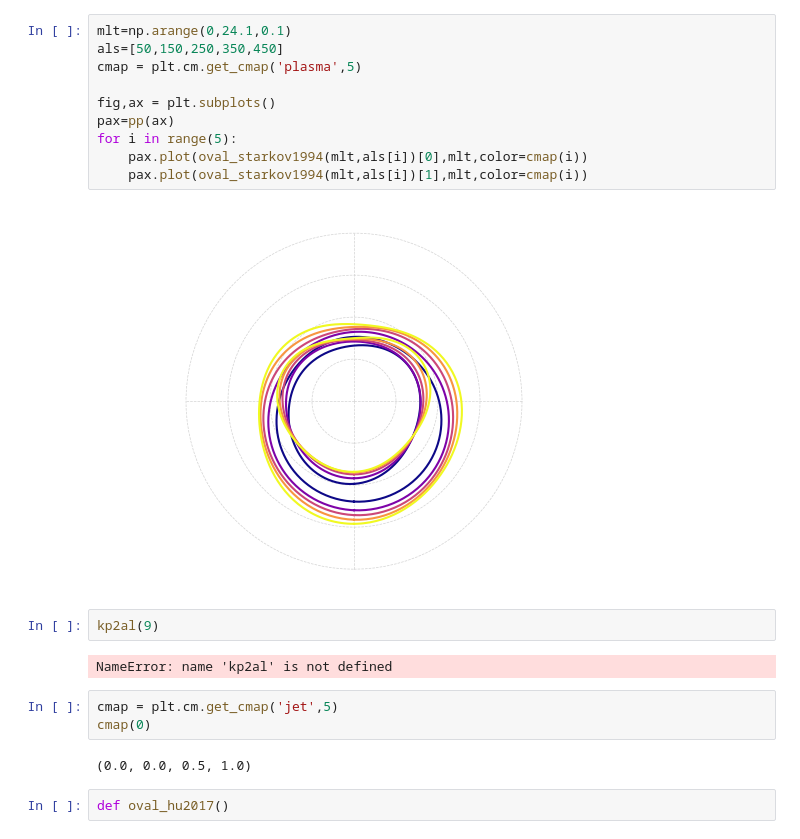
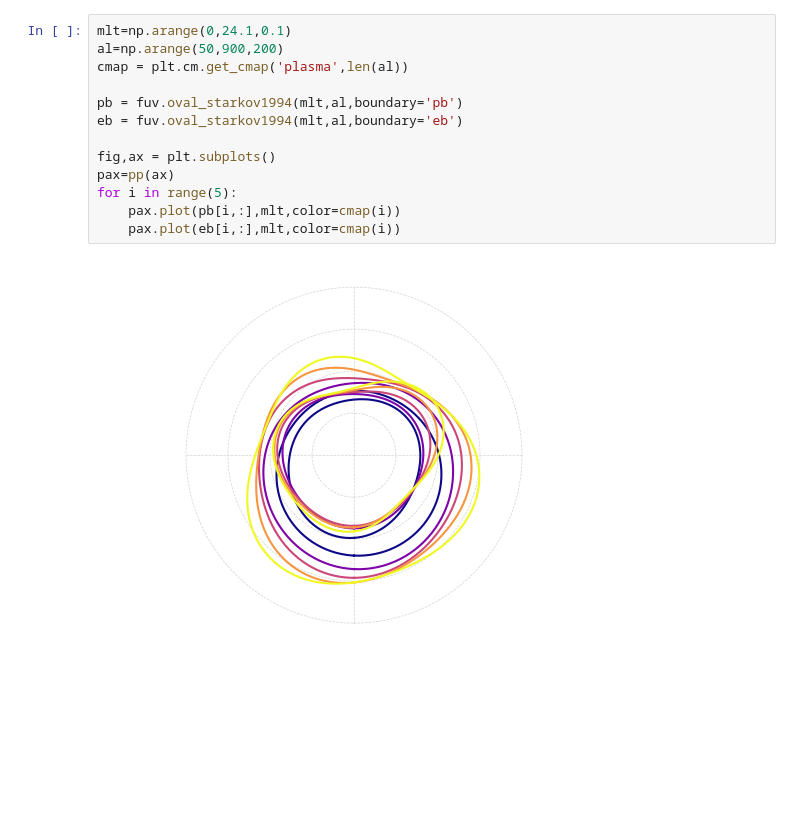
Before and after one commit to aohma/fuvpy, a Jupyter notebook: examples/notebooks/005_oval_models.ipynb, the cells around one changed output. Drawn from its saved outputs; the diff is of its cells as text; blank space fills up the shorter version.

Commit message:
add oval_hu2017

```diff
--- a/examples/notebooks/005_oval_models.ipynb
+++ b/examples/notebooks/005_oval_models.ipynb
@@ -89,23 +31,15 @@ def oval_starkov1994(mlt,al):
 # %%
 mlt=np.arange(0,24.1,0.1)
-als=[50,150,250,350,450]
-cmap = plt.cm.get_cmap('plasma',5)
+al=np.arange(50,900,200)
+cmap = plt.cm.get_cmap('plasma',len(al))
+
+pb = fuv.oval_starkov1994(mlt,al,boundary='pb')
+eb = fuv.oval_starkov1994(mlt,al,boundary='eb')
 
 fig,ax = plt.subplots()
 pax=pp(ax)
 for i in range(5):
-    pax.plot(oval_starkov1994(mlt,als[i])[0],mlt,color=cmap(i))
-    pax.plot(oval_starkov1994(mlt,als[i])[1],mlt,color=cmap(i))
+    pax.plot(pb[i,:],mlt,color=cmap(i))
+    pax.plot(eb[i,:],mlt,color=cmap(i))
 # %% [output]
-[figure, old version]
+[figure, new version]
-# %%
-kp2al(9)
-# %% [output]
-NameError: name 'kp2al' is not defined
-# %%
-cmap = plt.cm.get_cmap('jet',5)
-cmap(0)
-# %% [output]
-(0.0, 0.0, 0.5, 1.0)
-# %%
-def oval_hu2017()
```
Also changed, not shown: parts of 12 cells of this notebook, 3 other files.
